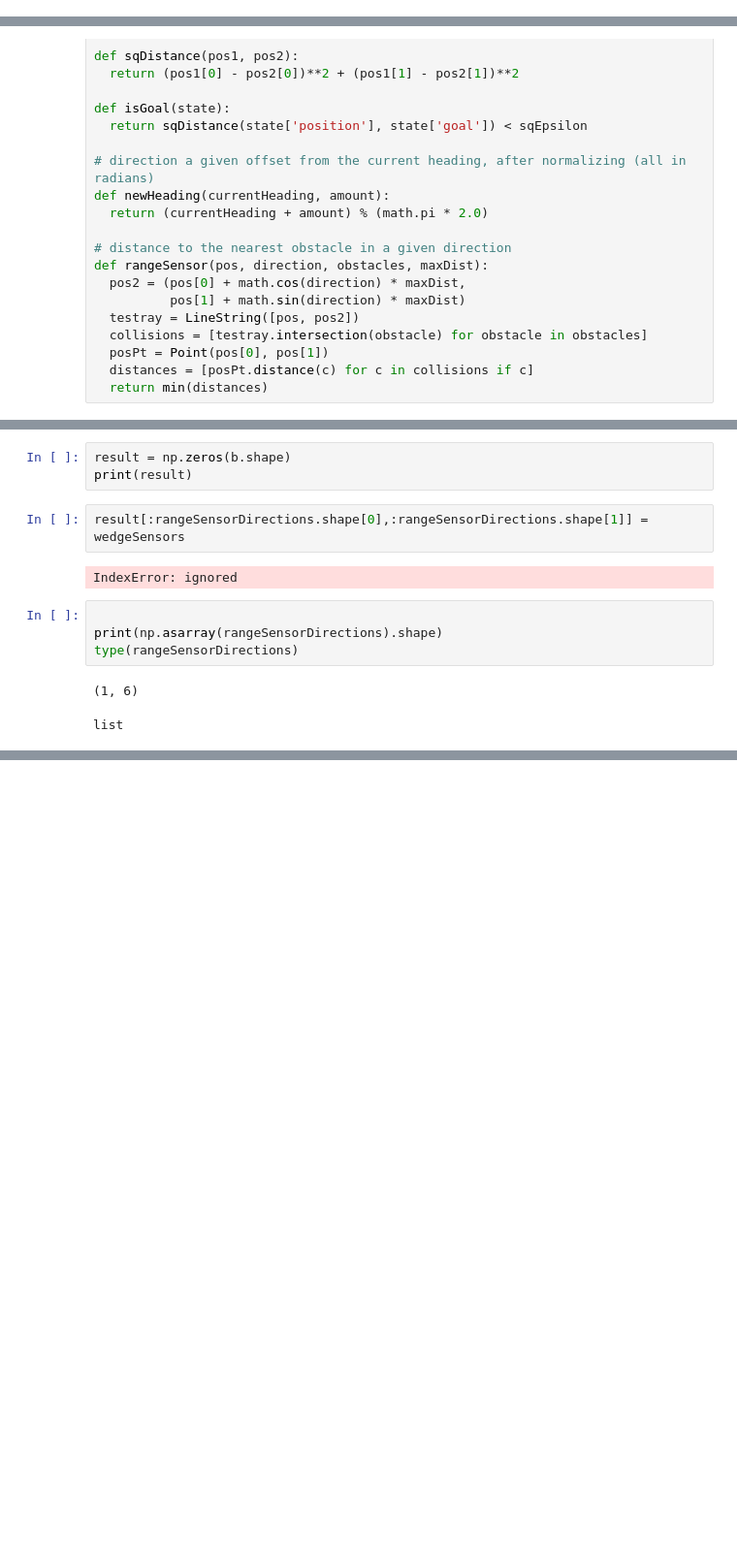
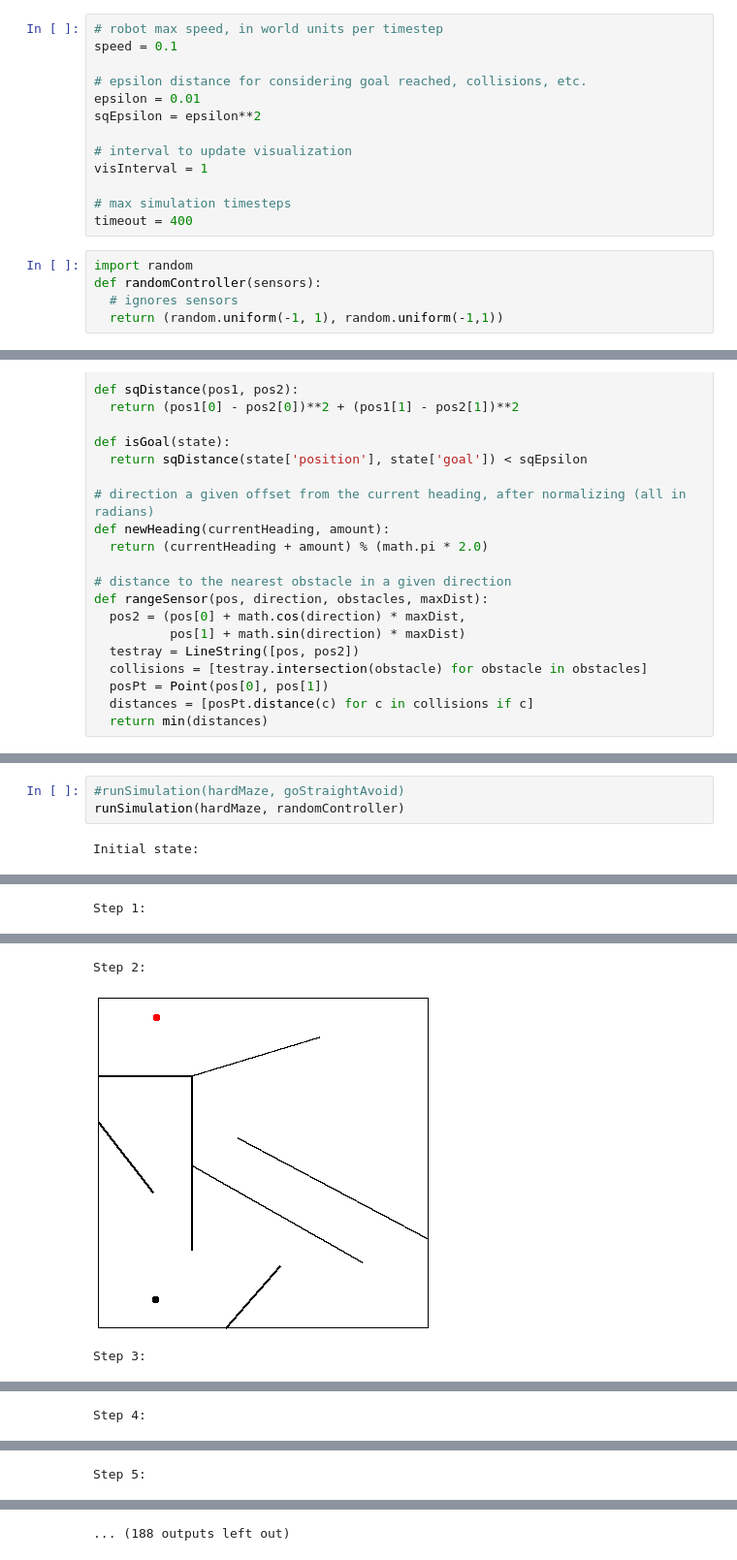
Before and after one commit to sahoodibyaranjan/Colabfiles, a Jupyter notebook: MAZE_SIMULATOR.ipynb, the cells around one changed output, grey strips where cells are left out. Shown at 97% size. Saved outputs shown, nothing was run; the diff lists cells and outputs as text; blank space fills up the shorter version.

```diff
--- a/MAZE_SIMULATOR.ipynb
+++ b/MAZE_SIMULATOR.ipynb
@@ -90,3 +90,21 @@ hardMaze = {
 showmaze(hardMaze,0)
 # %% [output]
 [figure]
+# %%
+# robot max speed, in world units per timestep
+speed = 0.1
+
+# epsilon distance for considering goal reached, collisions, etc.
+epsilon = 0.01
+sqEpsilon = epsilon**2
+
+# interval to update visualization
+visInterval = 1
+
+# max simulation timesteps
+timeout = 400
+# %%
+import random
+def randomController(sensors):
+  # ignores sensors
+  return (random.uniform(-1, 1), random.uniform(-1,1))
@@ -168,14 +307,5 @@ print(layer1.output)
-# %%
-result = np.zeros(b.shape)
-print(result)
-# %%
-result[:rangeSensorDirections.shape[0],:rangeSensorDirections.shape[1]] = wedgeSensors
-# %% [output]
-IndexError: ignored
-# %%
-
-print(np.asarray(rangeSensorDirections).shape)
-type(rangeSensorDirections)
-# %% [output]
-(1, 6)
-list
+# %%
+#runSimulation(hardMaze, goStraightAvoid)
+runSimulation(hardMaze, randomController)
+# %% [output]
+Initial state:
@@ -181,0 +313 @@ list
+Step 1:
@@ -181,0 +315,3 @@ list
+Step 2:
+[figure, added]
+Step 3:
@@ -181,0 +319 @@ list
+Step 4:
@@ -181,0 +321 @@ list
+Step 5:
@@ -181,0 +323 @@ list
+... (188 outputs left out)
```
Also changed, not shown: parts of 9 cells of this notebook.
